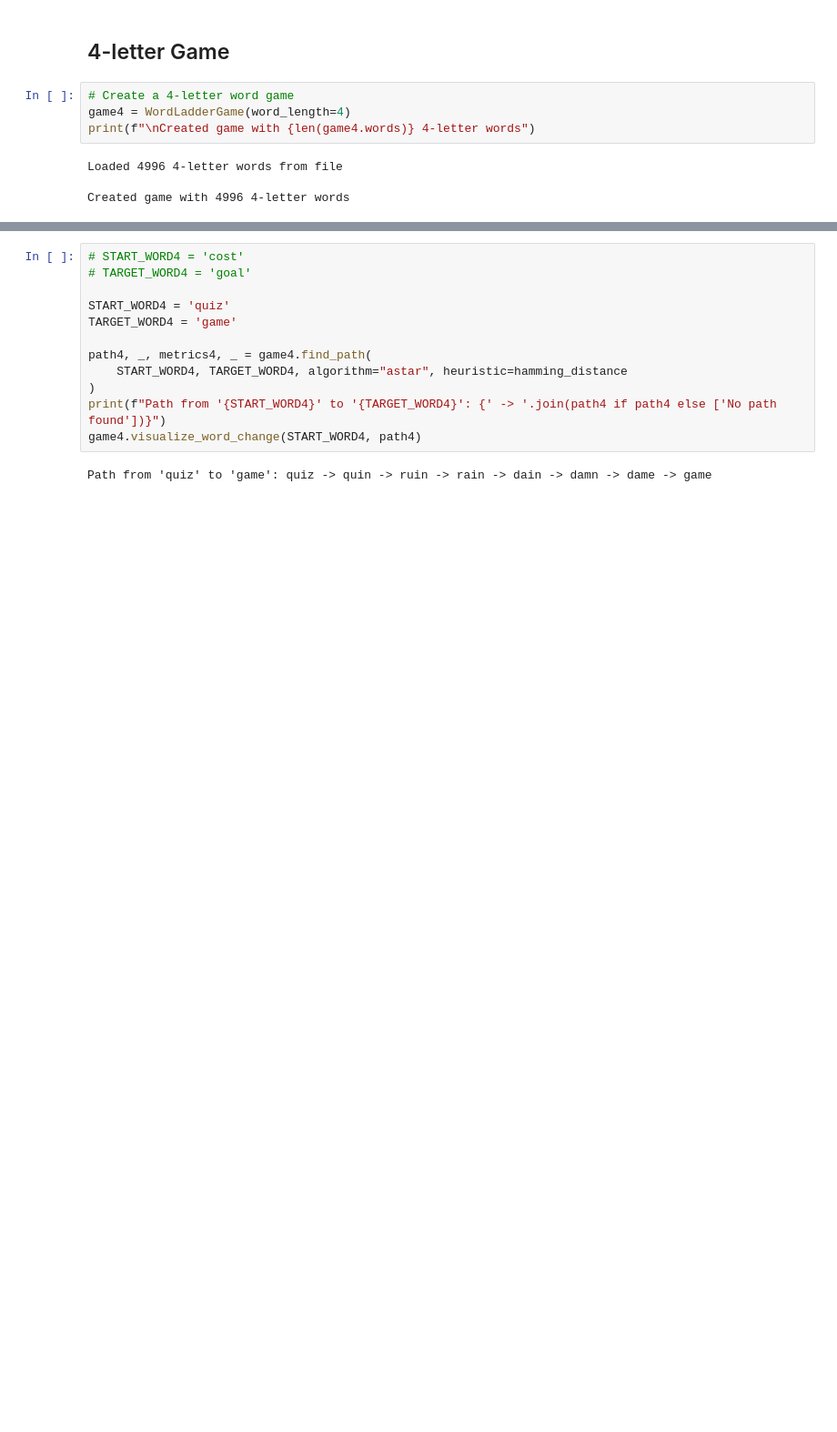
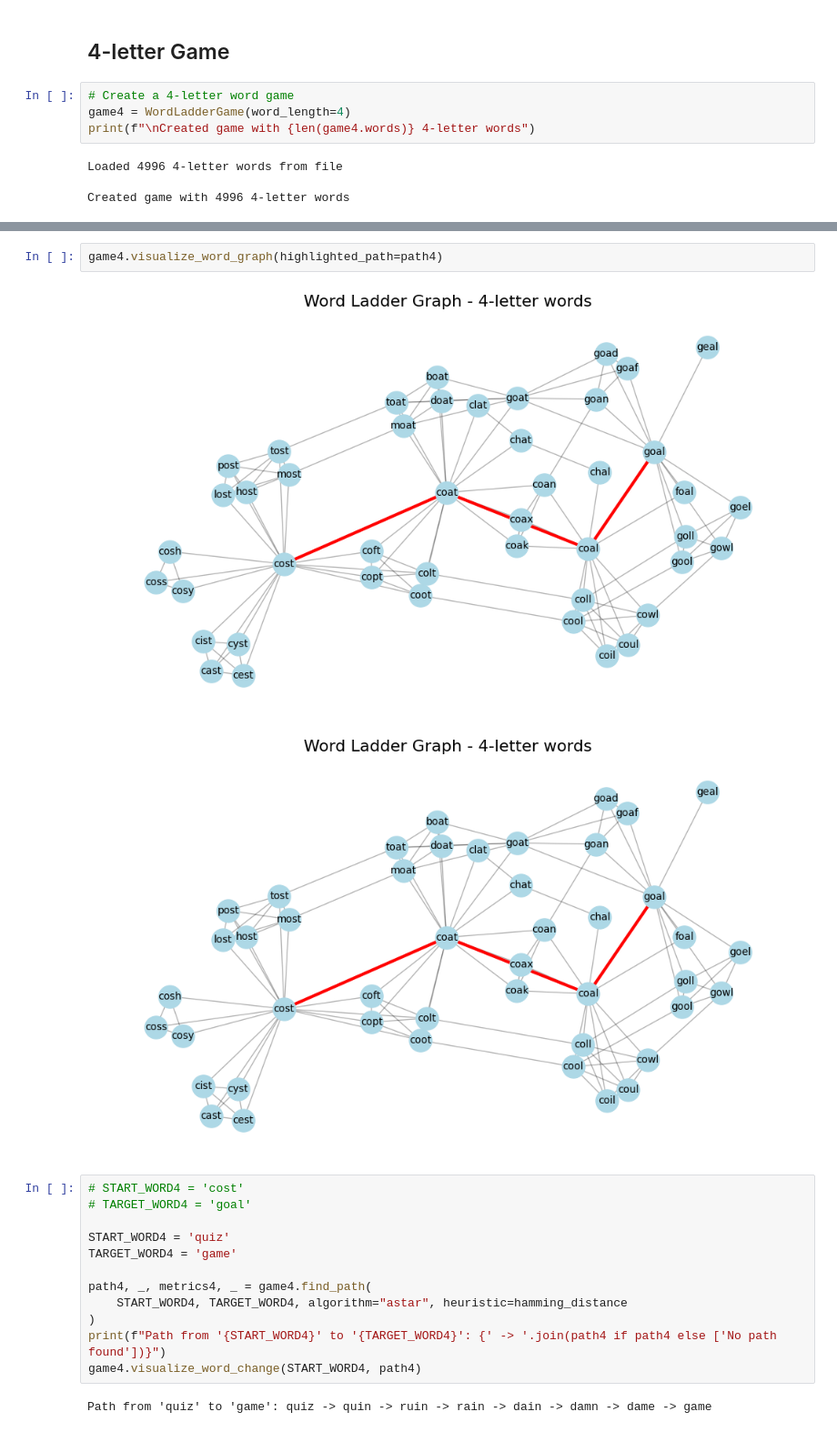
Before and after one commit to karpekov/cs3600-search, a Jupyter notebook: search_strategies.ipynb, the cells around one changed output, grey strips where cells are left out. Shown at 91% size. Drawn from its saved outputs; the diff is of its cells as text; blank space fills up the shorter version.

```diff
--- a/search_strategies.ipynb
+++ b/search_strategies.ipynb
@@ -205,3 +219,8 @@ Created game with 4996 4-letter words
+# %%
+game4.visualize_word_graph(highlighted_path=path4)
+# %% [output]
+[figure, added]
+[figure, added]
 # %%
 # START_WORD4 = 'cost'
 # TARGET_WORD4 = 'goal'
```
Also changed, not shown: parts of 18 cells of this notebook, 3 other files.
